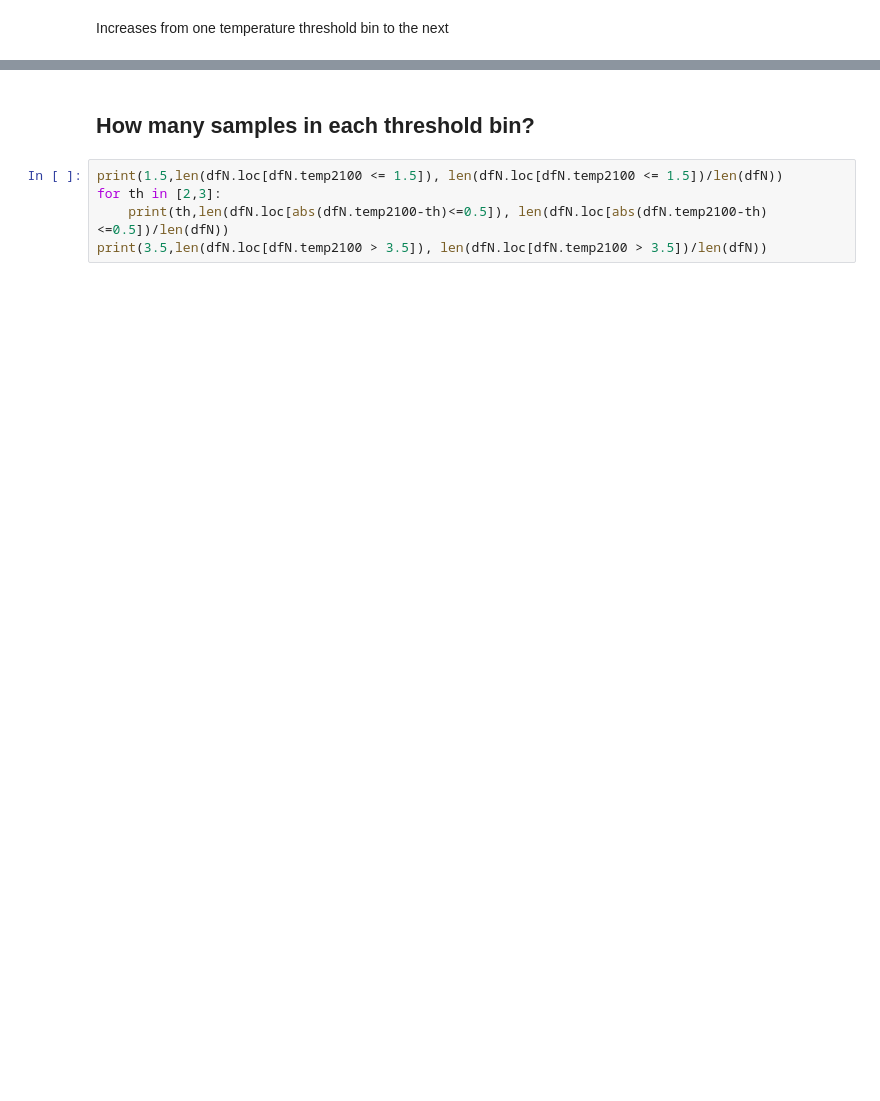
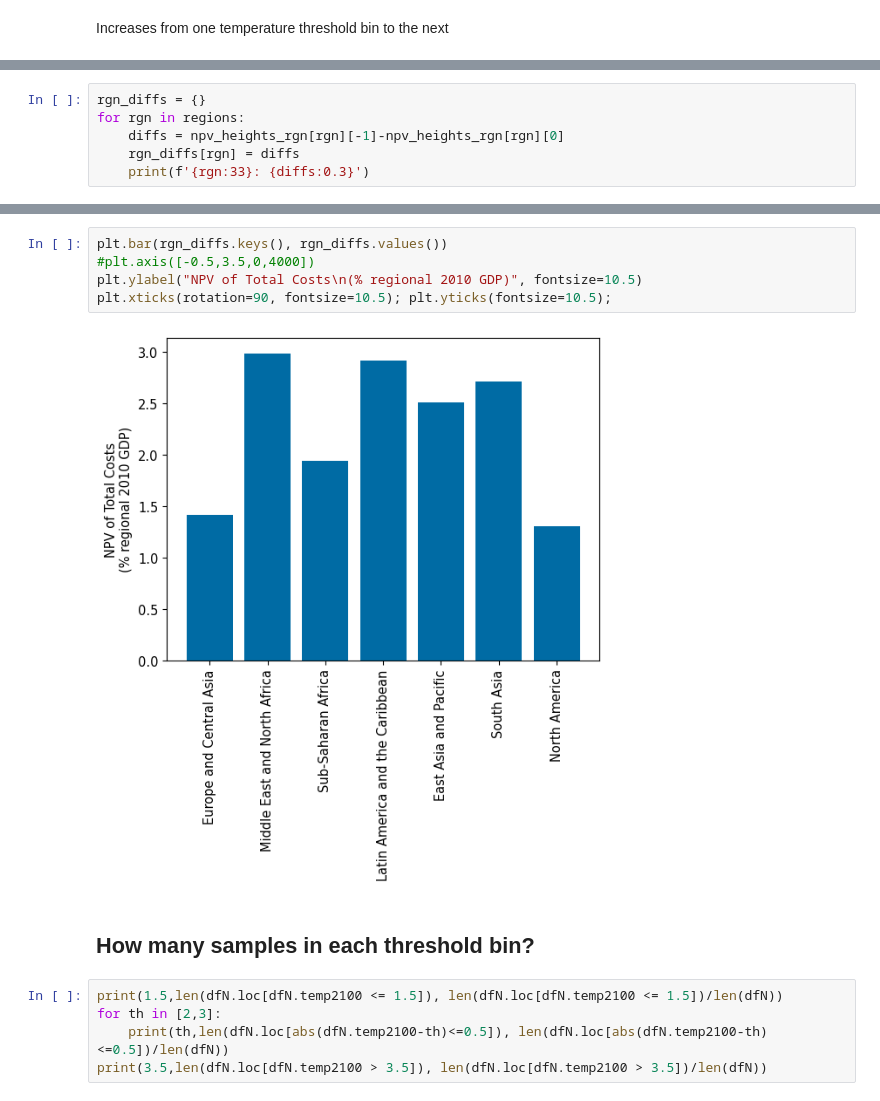
Before and after one commit to raddleverse/tempthresholds, a Jupyter notebook: analysis_darnell.ipynb, the cells around one changed output, grey strips where cells are left out. Drawn from its saved outputs; the diff is of its cells as text; blank space fills up the shorter version.

```diff
--- a/analysis_darnell.ipynb
+++ b/analysis_darnell.ipynb
@@ -283,0 +308,6 @@ North America                    : 0.273 0.575 0.429
+# %%
+rgn_diffs = {}
+for rgn in regions:
+    diffs = npv_heights_rgn[rgn][-1]-npv_heights_rgn[rgn][0]
+    rgn_diffs[rgn] = diffs
+    print(f'{rgn:33}: {diffs:0.3}')
@@ -284,3 +334,10 @@ North America                    : 0.273 0.575 0.429
+# %%
+plt.bar(rgn_diffs.keys(), rgn_diffs.values())
+#plt.axis([-0.5,3.5,0,4000])
+plt.ylabel("NPV of Total Costs\n(% regional 2010 GDP)", fontsize=10.5)
+plt.xticks(rotation=90, fontsize=10.5); plt.yticks(fontsize=10.5);
+# %% [output]
+[figure, added]
 # %% [markdown]
 ## How many samples in each threshold bin?
 # %%
```
Also changed, not shown: parts of 58 cells of this notebook, 1 other file.
